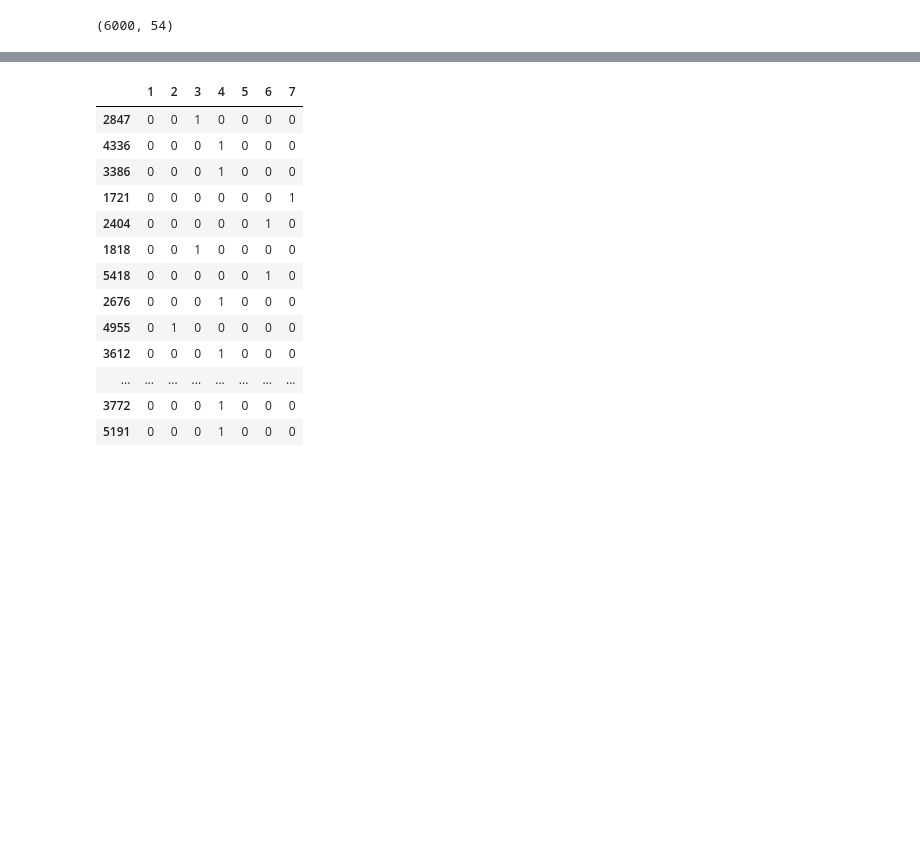
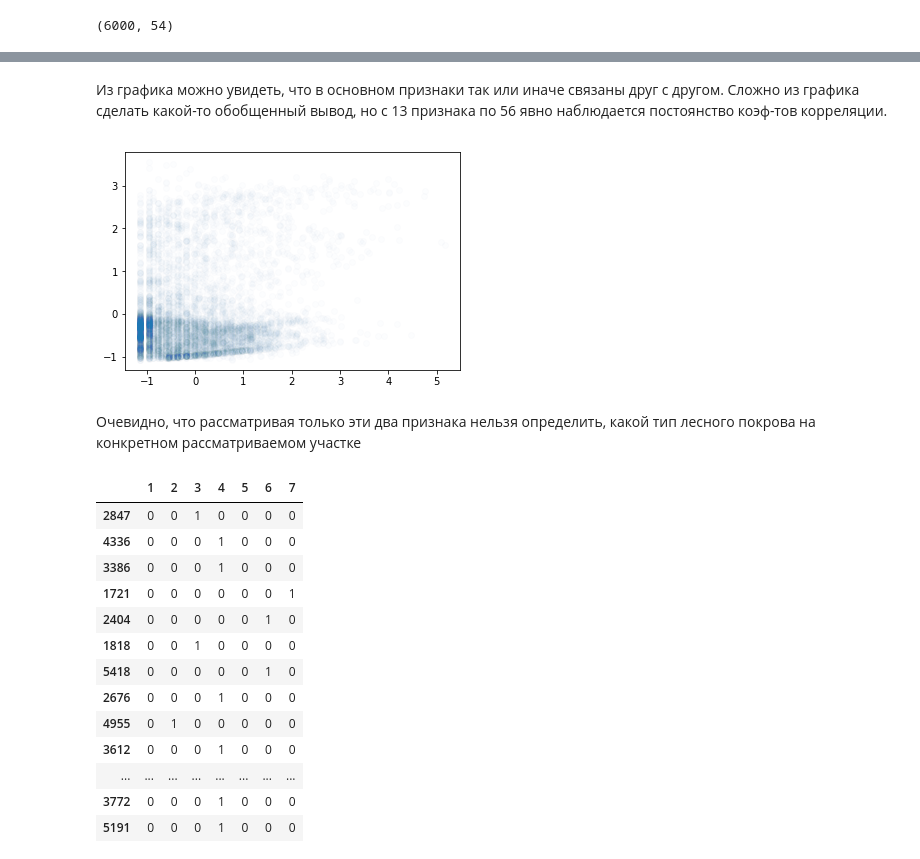
Before and after one commit to EkaterinaKuznetsova9/DataAnalysis, a Jupyter notebook: COVTYPE.ipynb, the cells around one changed output, grey strips where cells are left out. Drawn from its saved outputs; the diff is of its cells as text; code cells hidden in the pictures; blank space fills up the shorter version.

```diff
--- a/COVTYPE.ipynb
+++ b/COVTYPE.ipynb
@@ -307,3 +350,11 @@ plt.plot(data[3], data[5], 'o', alpha = 0.01);
+# %% [markdown]
+Из графика можно увидеть, что в основном признаки так или иначе связаны друг с другом. Сложно из графика сделать какой-то обобщенный  вывод, но с 13 признака по 56 явно наблюдается постоянство коэф-тов корреляции.
+# %%
+plt.plot(X[3], X[5], 'o', alpha = 0.01); # График зависимости гор. расс-я к бл. поверх-м водным объектам от его же к проезжей части
+# %% [output]
+[figure, added]
+# %% [markdown]
+Очевидно, что рассматривая только эти два признака нельзя определить, какой тип лесного покрова на конкретном рассматриваемом участке
 # %%
 data = data[0:6000] # на всей БД так и не запустился knn, поэтому сокращаем выборку
 
```
Also changed, not shown: parts of 46 cells of this notebook.
